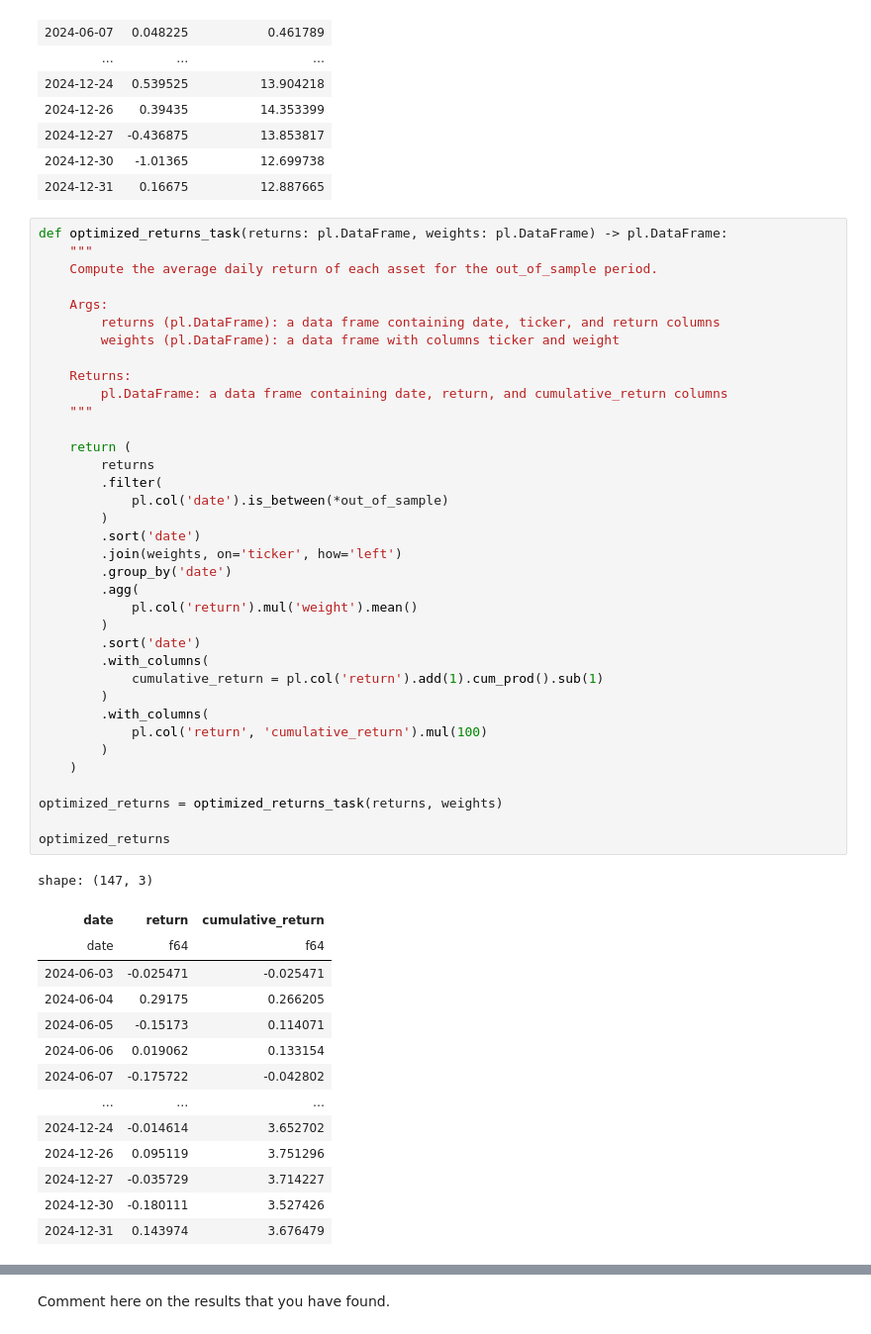
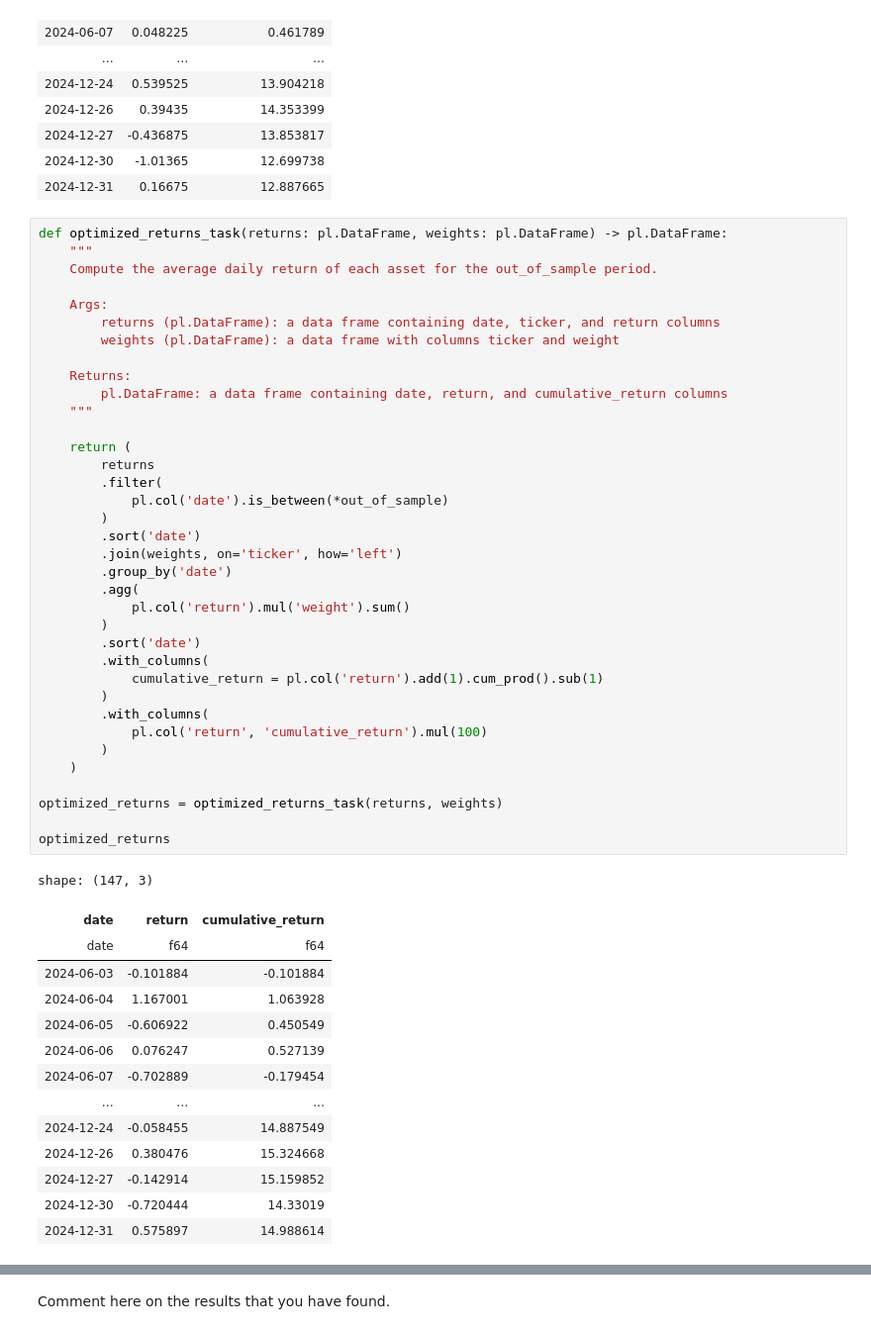
Before and after one commit to grantrich21/sf-quant-labs, a Jupyter notebook: labs/lab_2.ipynb, the cells around one changed output, grey strips where cells are left out. Shown at 99% size. Saved outputs shown, nothing was run; the diff lists cells and outputs as text.

```diff
--- a/labs/lab_2.ipynb
+++ b/labs/lab_2.ipynb
@@ -317,43 +298,43 @@ def optimized_returns_task(returns: pl.DataFrame, weights: pl.DataFrame) -> pl.D
     Returns:
         pl.DataFrame: a data frame containing date, return, and cumulative_return columns
     """
 
     return (
         returns
         .filter(
             pl.col('date').is_between(*out_of_sample)
         )
         .sort('date')
         .join(weights, on='ticker', how='left')
         .group_by('date')
         .agg(
-            pl.col('return').mul('weight').mean()
+            pl.col('return').mul('weight').sum()
         )
         .sort('date')
         .with_columns(
             cumulative_return = pl.col('return').add(1).cum_prod().sub(1)
         )
         .with_columns(
             pl.col('return', 'cumulative_return').mul(100)
         )
     )
 
 optimized_returns = optimized_returns_task(returns, weights)
 
 optimized_returns
 # %% [output]
 shape: (147, 3)
 | date | return | cumulative_return |
 | date | f64 | f64 |
-| 2024-06-03 | -0.025471 | -0.025471 |
-| 2024-06-04 | 0.29175 | 0.266205 |
-| 2024-06-05 | -0.15173 | 0.114071 |
-| 2024-06-06 | 0.019062 | 0.133154 |
-| 2024-06-07 | -0.175722 | -0.042802 |
+| 2024-06-03 | -0.101884 | -0.101884 |
+| 2024-06-04 | 1.167001 | 1.063928 |
+| 2024-06-05 | -0.606922 | 0.450549 |
+| 2024-06-06 | 0.076247 | 0.527139 |
+| 2024-06-07 | -0.702889 | -0.179454 |
 | … | … | … |
-| 2024-12-24 | -0.014614 | 3.652702 |
-| 2024-12-26 | 0.095119 | 3.751296 |
-| 2024-12-27 | -0.035729 | 3.714227 |
-| 2024-12-30 | -0.180111 | 3.527426 |
-| 2024-12-31 | 0.143974 | 3.676479 |
+| 2024-12-24 | -0.058455 | 14.887549 |
+| 2024-12-26 | 0.380476 | 15.324668 |
+| 2024-12-27 | -0.142914 | 15.159852 |
+| 2024-12-30 | -0.720444 | 14.33019 |
+| 2024-12-31 | 0.575897 | 14.988614 |
 # %%
```
Also changed, not shown: parts of 4 cells of this notebook.
